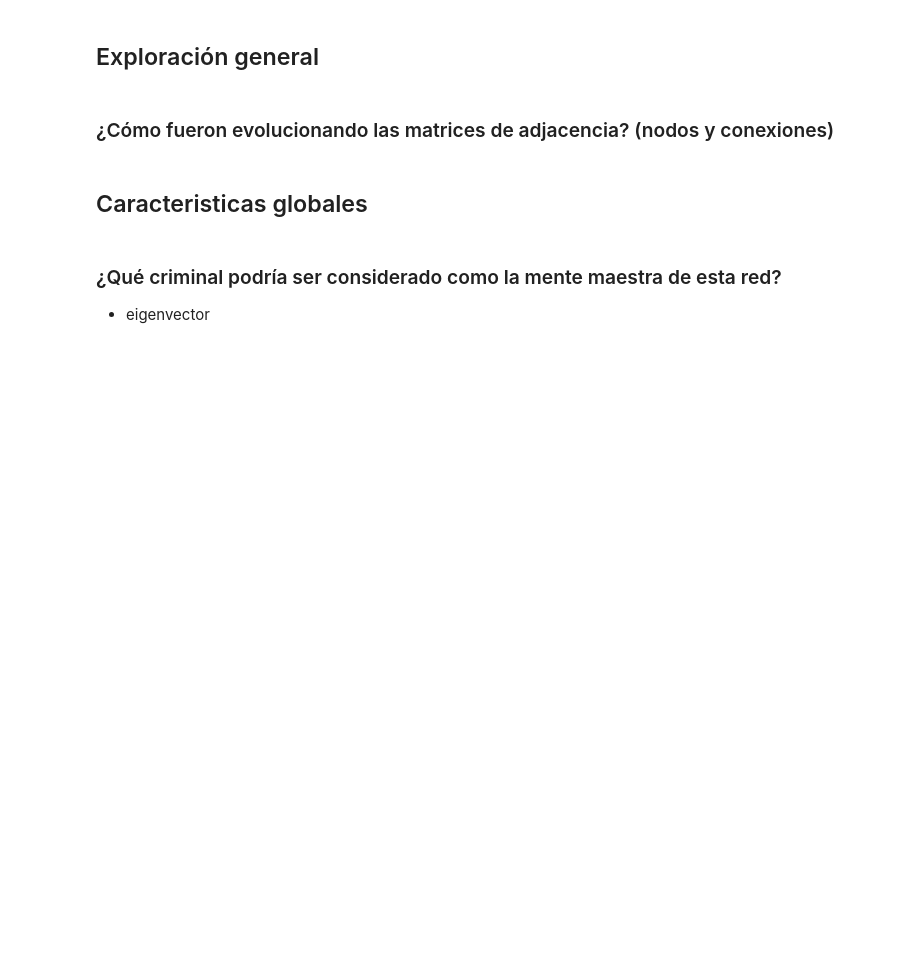
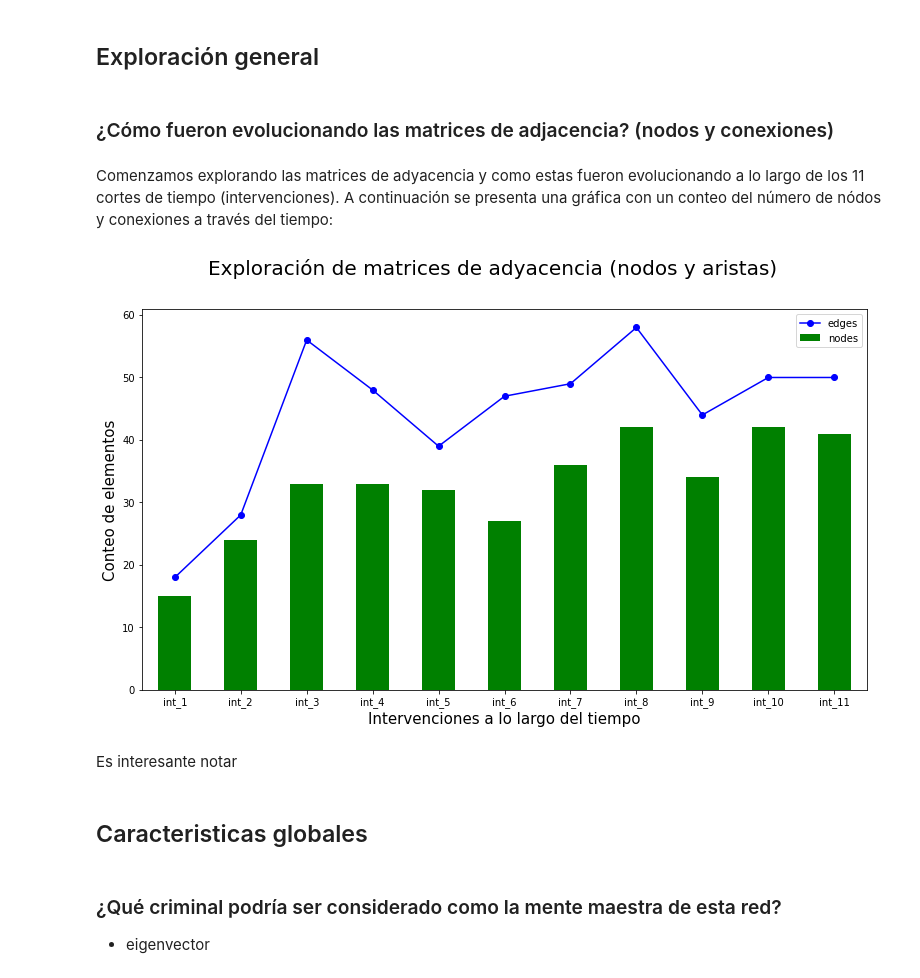
Before and after one commit to santibatte/criminal_communities, a Jupyter notebook: _robdir/caviar/caviar.ipynb, the cells around one changed output. Cells and saved outputs as stored; diff of their text form; code cells hidden in the pictures; blank space fills up the shorter version.

Commit message:
advancements in robs report of caviar; starting utils

```diff
--- a/_robdir/caviar/caviar.ipynb
+++ b/_robdir/caviar/caviar.ipynb
@@ -28,3 +33,5 @@ for i in range(1,12):
+# %%
+phases, G = download_caviar_data()
 # %%
 phases
 # %% [output]
@@ -135,3 +103,11 @@ plt.show()
+# %% [markdown]
+Comenzamos explorando las matrices de adyacencia y como estas fueron evolucionando a lo largo de los 11 cortes de tiempo (intervenciones). A continuación se presenta una gráfica con un conteo del número de nódos y conexiones a través del tiempo:
+# %%
+adys_in_time_plot(G)
+# %% [output]
+[figure, added]
+# %% [markdown]
+Es interesante notar
 # %% [markdown]
 ## Caracteristicas globales
 # %% [markdown]
```
Also changed, not shown: parts of 21 cells of this notebook, 2 other files.
